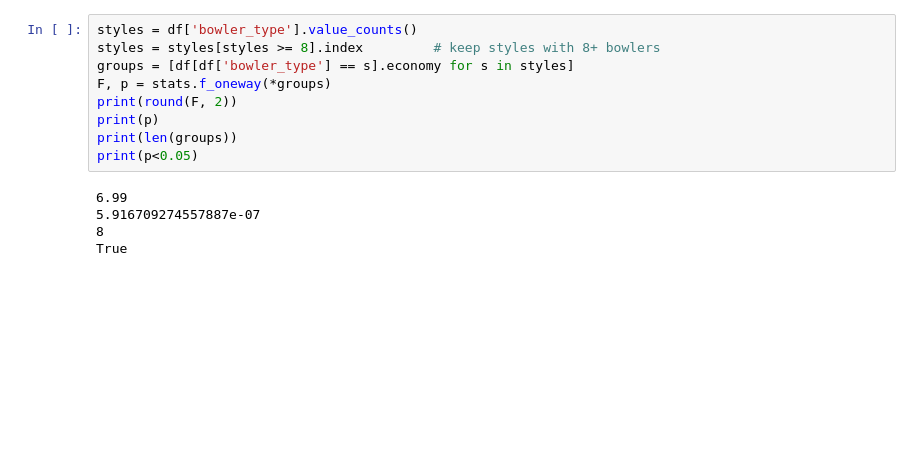
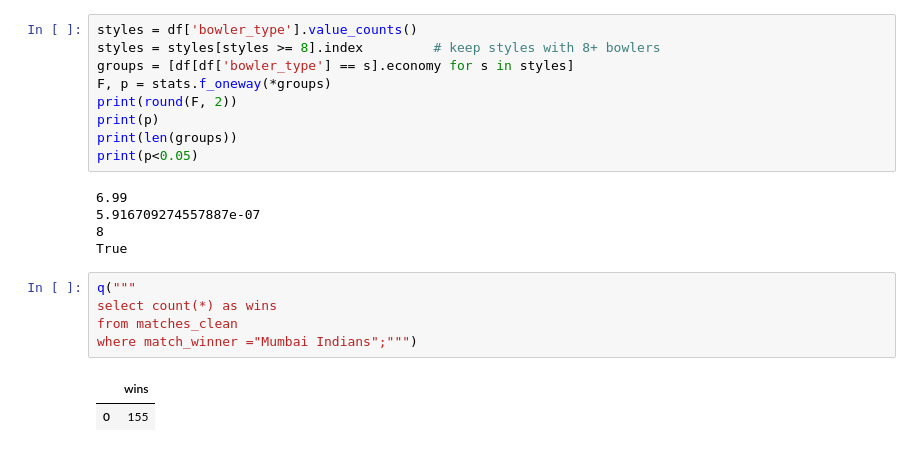
Before and after one commit to mhdfaizgit/proj_3.1_ipl, a Jupyter notebook: notebook/mhdfaiz_04_statistics.ipynb, the cells around one changed output. Cells and saved outputs as stored; diff of their text form; blank space fills up the shorter version.

```diff
--- a/notebook/mhdfaiz_04_statistics.ipynb
+++ b/notebook/mhdfaiz_04_statistics.ipynb
@@ -474,3 +474,11 @@ print(p<0.05)
 5.916709274557887e-07
 8
 True
+# %%
+q("""
+select count(*) as wins
+from matches_clean
+where match_winner ="Mumbai Indians";""")
+# %% [output]
+|  | wins |
+| 0 | 155 |
```
Also changed, not shown: 1 other file.
